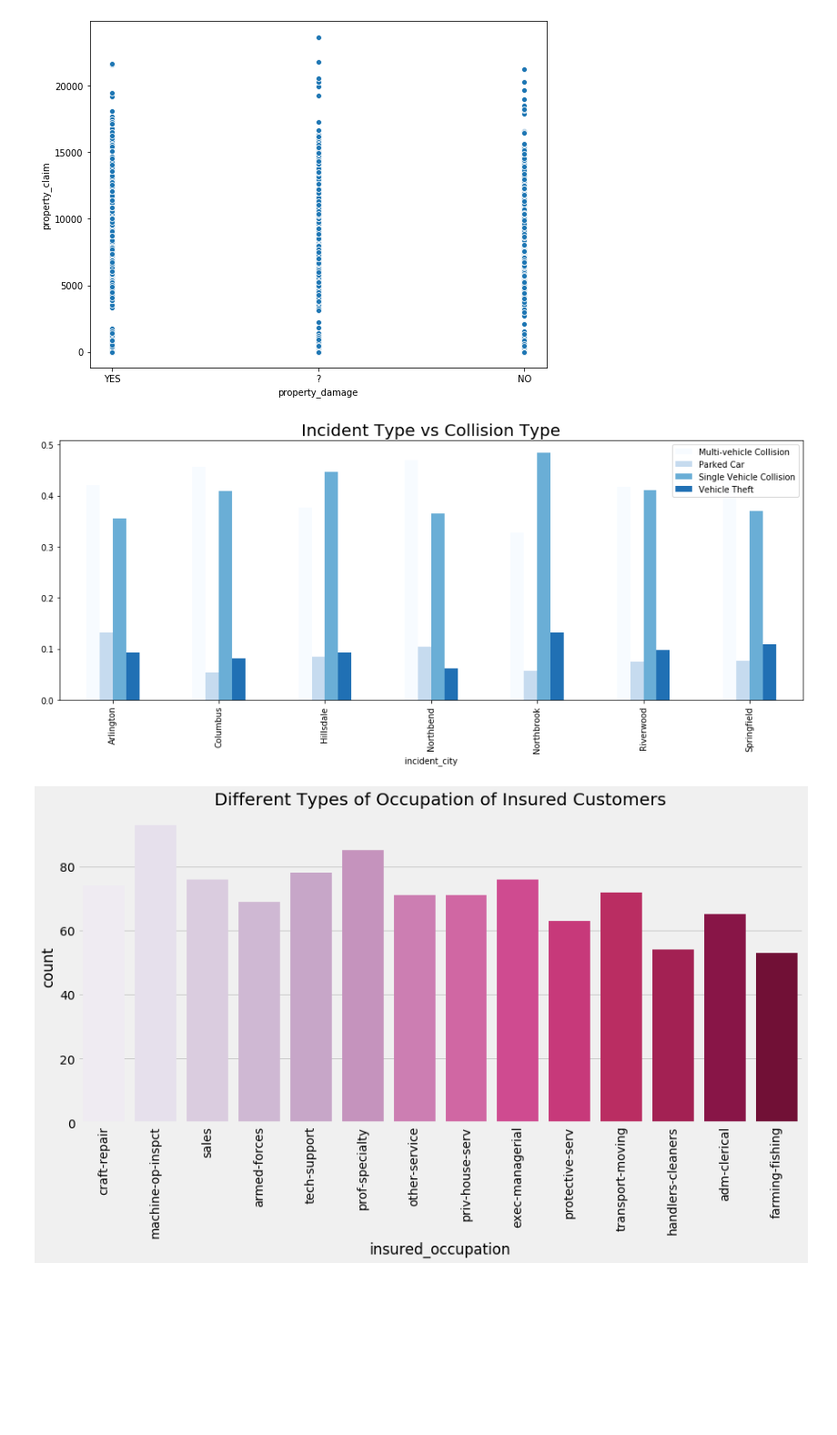
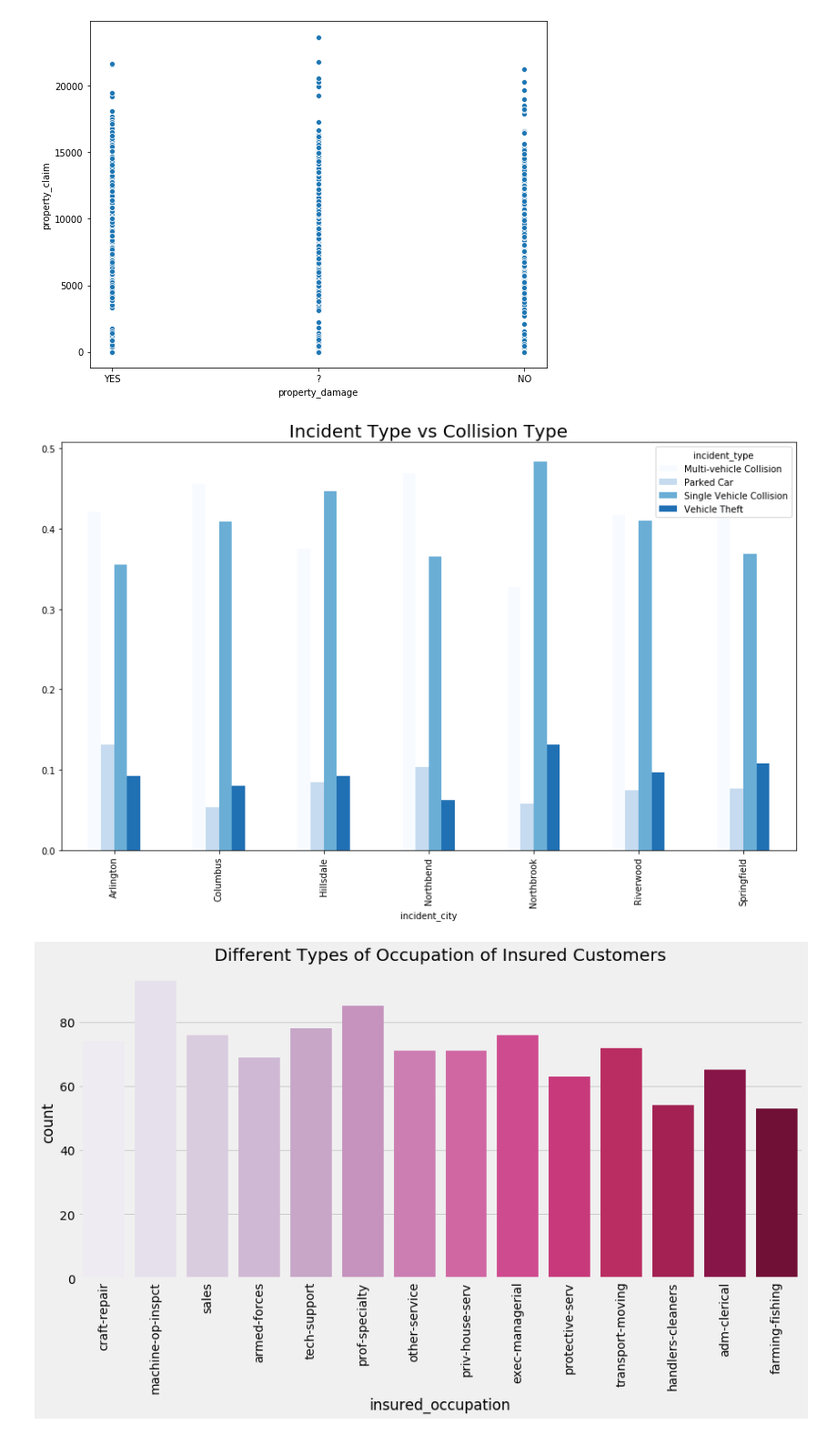
Before and after one commit to ArielJosephCohen/capstone, a Jupyter notebook: Technical_Notebook.ipynb, the cells around one changed output. Shown at 91% size. Drawn from its saved outputs; the diff is of its cells as text; code cells hidden in the pictures; blank space fills up the shorter version.

```diff
--- a/Technical_Notebook.ipynb
+++ b/Technical_Notebook.ipynb
@@ -273,18 +279,17 @@ sns.scatterplot(df.property_damage,df.property_claim)
 # %%
 # breakdown of types of cases that occur in claims
 incident = pd.crosstab(df['incident_city'], df['incident_type'])
 colors = plt.cm.Blues(np.linspace(0, 1, 5))
 incident.div(incident.sum(1).astype(float), axis = 0).plot(kind = 'bar',
                                                            stacked = False,
-                                                           figsize = (13, 6),
+                                                           figsize = (12, 8),
                                                            color = colors)
 
 plt.title('Incident Type vs Collision Type', fontsize = 20)
 plt.tight_layout()
-plt.legend()
 plt.show()
 # %% [output]
-[figure, old version]
+[figure, new version]
 # %%
 # breakdown of insured's occupation in insurance claims
 plt.style.use('fivethirtyeight')
```
Also changed, not shown: parts of 5 cells of this notebook, 19 other files.
